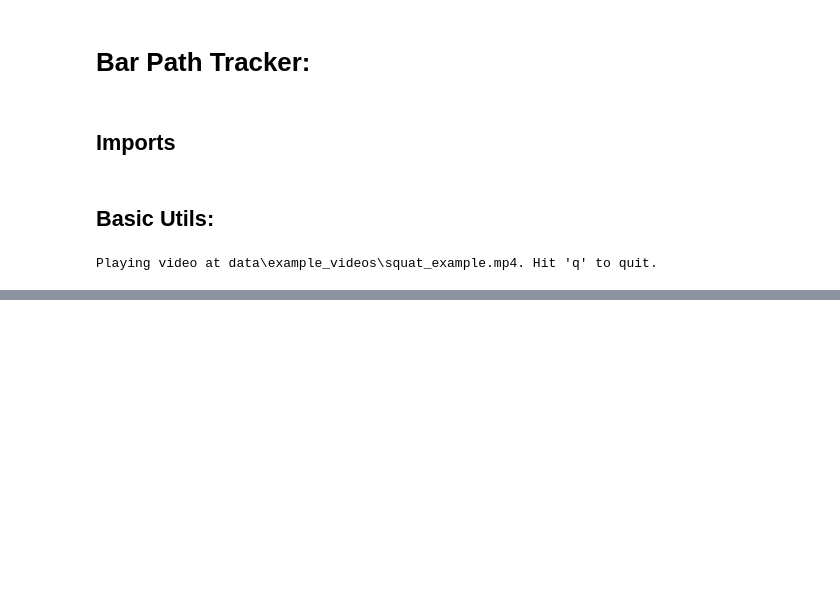
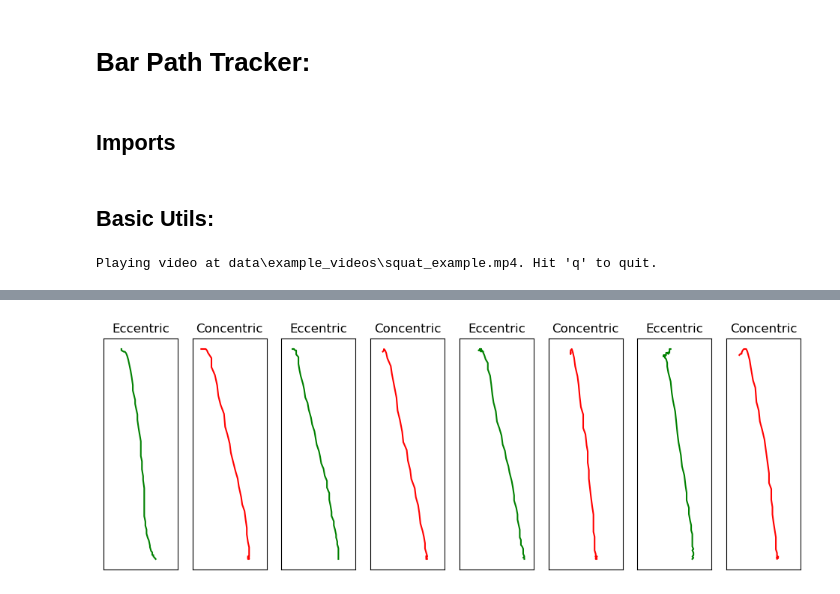
Before and after one commit to elliot-hicks/bar_path_tracker, a Jupyter notebook: src/object_tracker/dev.ipynb, the cells around one changed output, grey strips where cells are left out. Saved outputs shown, nothing was run; the diff lists cells and outputs as text; code cells hidden in the pictures; blank space fills up the shorter version.

```diff
--- a/src/object_tracker/dev.ipynb
+++ b/src/object_tracker/dev.ipynb
@@ -164,0 +237,30 @@ len(times)
+# %%
+f, axs = plt.subplots(1, len(turning_points)-1, figsize = (12,4))
+
+
+x_displacements = bar_path[1:,0]
+y_displacements = bar_path[1:,1]
+
+count = 0
+
+for i in range(len(turning_points)-1):
+
+    if extreme_heights[i] < 0:
+        c = "green"
+        title = "Eccentric"
+    else:
+        c = "red"
+        title = "Concentric"
+
+    axs[i].set_xticks([])
+    axs[i].set_yticks([])
+    axs[i].plot(x_displacements[extreme_times[i]: extreme_times[i+1]],  -1 * y_displacements[extreme_times[i]: extreme_times[i+1]], c = c)
+
+
+    # fix me
+
+    axs[i].set_xlim(np.mean(x_displacements[extreme_times[i]: extreme_times[i+1]]) - start_bbox[2]/6,
+                    np.mean(x_displacements[extreme_times[i]: extreme_times[i+1]]) + start_bbox[2]/6)
+    axs[i].set_title(title)
+# %% [output]
+[figure, added]
```
Also changed, not shown: parts of 4 cells of this notebook.
